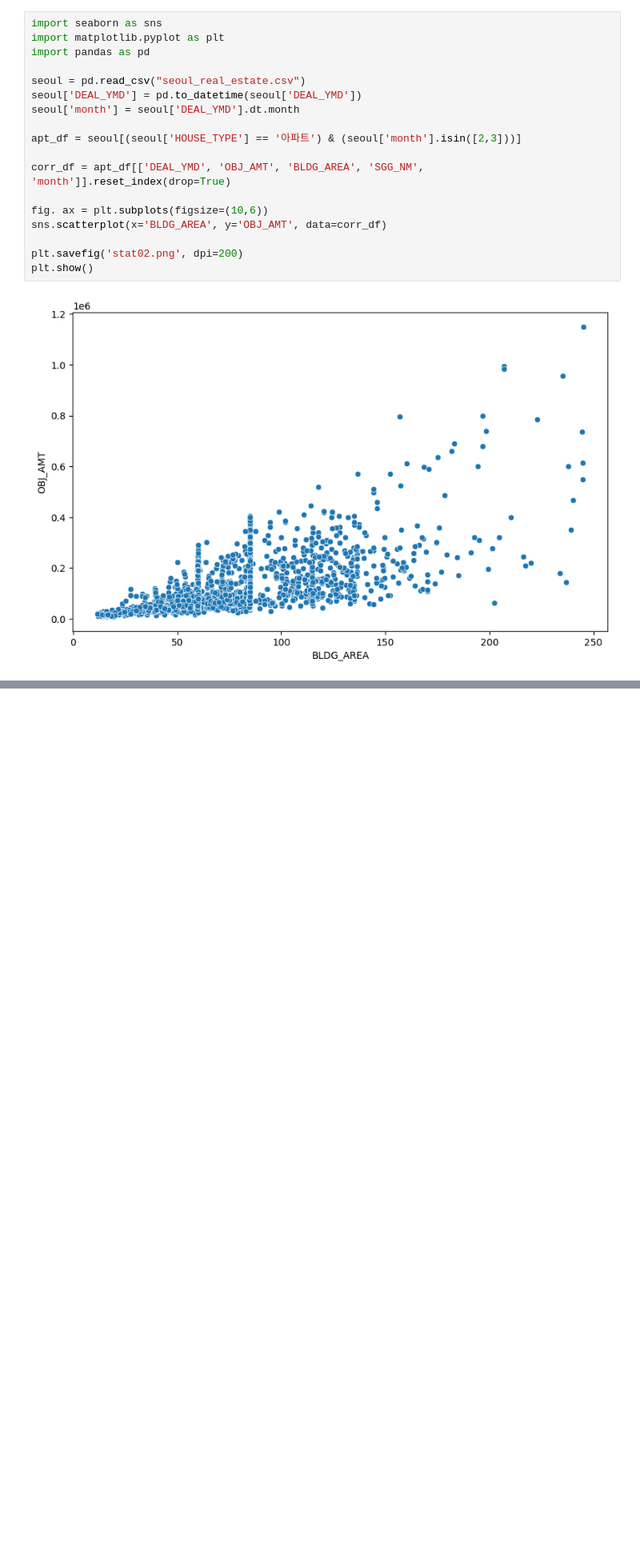
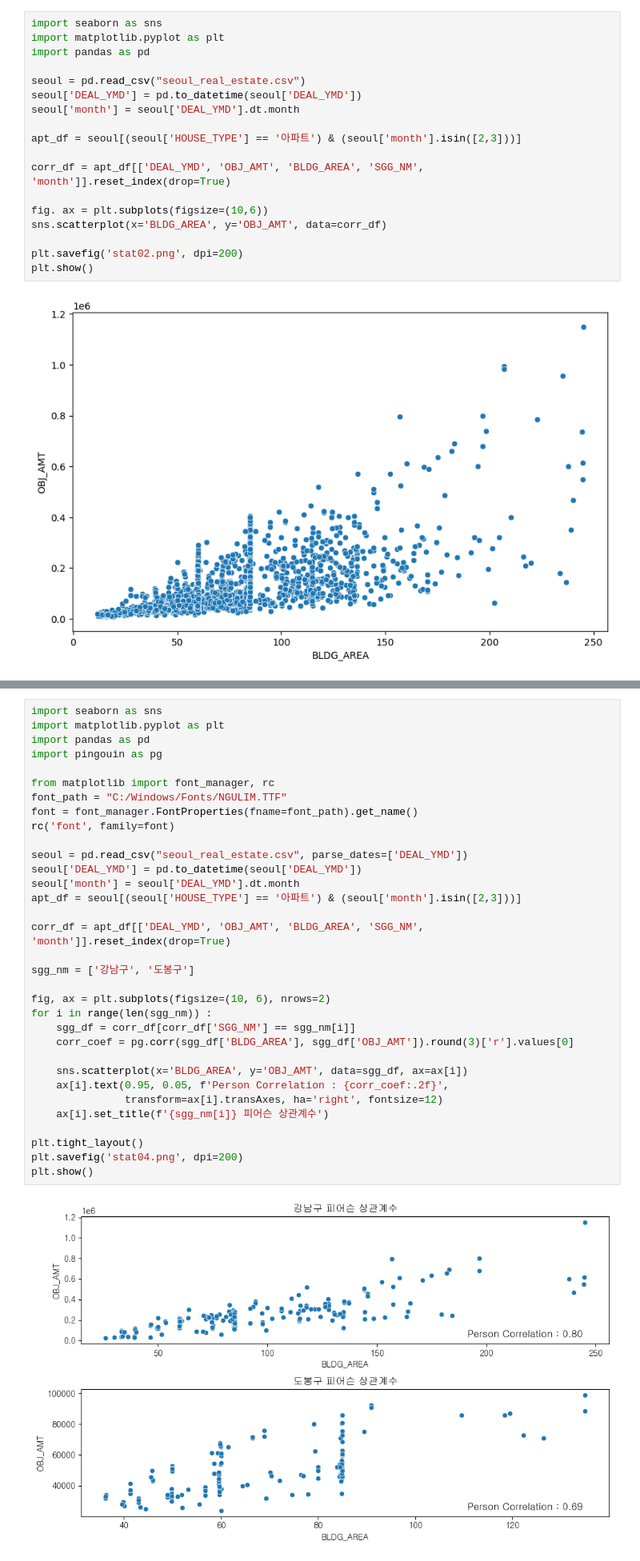
Before and after one commit to Knell999/bigdata_project_lecture, a Jupyter notebook: week6/Lab.ipynb, the cells around one changed output, grey strips where cells are left out. Shown at 80% size. Cells and saved outputs as stored; diff of their text form; blank space fills up the shorter version.

```diff
--- a/week6/Lab.ipynb
+++ b/week6/Lab.ipynb
@@ -75,0 +106,35 @@ plt.show()
+# %%
+import seaborn as sns
+import matplotlib.pyplot as plt
+import pandas as pd
+import pingouin as pg
+
+from matplotlib import font_manager, rc
+font_path = "C:/Windows/Fonts/NGULIM.TTF"
+font = font_manager.FontProperties(fname=font_path).get_name()
+rc('font', family=font)
+
+seoul = pd.read_csv("seoul_real_estate.csv", parse_dates=['DEAL_YMD'])
+seoul['DEAL_YMD'] = pd.to_datetime(seoul['DEAL_YMD'])
+seoul['month'] = seoul['DEAL_YMD'].dt.month
+apt_df = seoul[(seoul['HOUSE_TYPE'] == '아파트') & (seoul['month'].isin([2,3]))]
+
+corr_df = apt_df[['DEAL_YMD', 'OBJ_AMT', 'BLDG_AREA', 'SGG_NM', 'month']].reset_index(drop=True)
+
+sgg_nm = ['강남구', '도봉구']
+
+fig, ax = plt.subplots(figsize=(10, 6), nrows=2)
+for i in range(len(sgg_nm)) :
+    sgg_df = corr_df[corr_df['SGG_NM'] == sgg_nm[i]]
+    corr_coef = pg.corr(sgg_df['BLDG_AREA'], sgg_df['OBJ_AMT']).round(3)['r'].values[0]
+
+    sns.scatterplot(x='BLDG_AREA', y='OBJ_AMT', data=sgg_df, ax=ax[i])
+    ax[i].text(0.95, 0.05, f'Person Correlation : {corr_coef:.2f}',
+               transform=ax[i].transAxes, ha='right', fontsize=12)
+    ax[i].set_title(f'{sgg_nm[i]} 피어슨 상관계수')
+
+plt.tight_layout()
+plt.savefig('stat04.png', dpi=200)
+plt.show()
+# %% [output]
+[figure, added]
```
Also changed, not shown: parts of 2 cells of this notebook, 3 other files.
